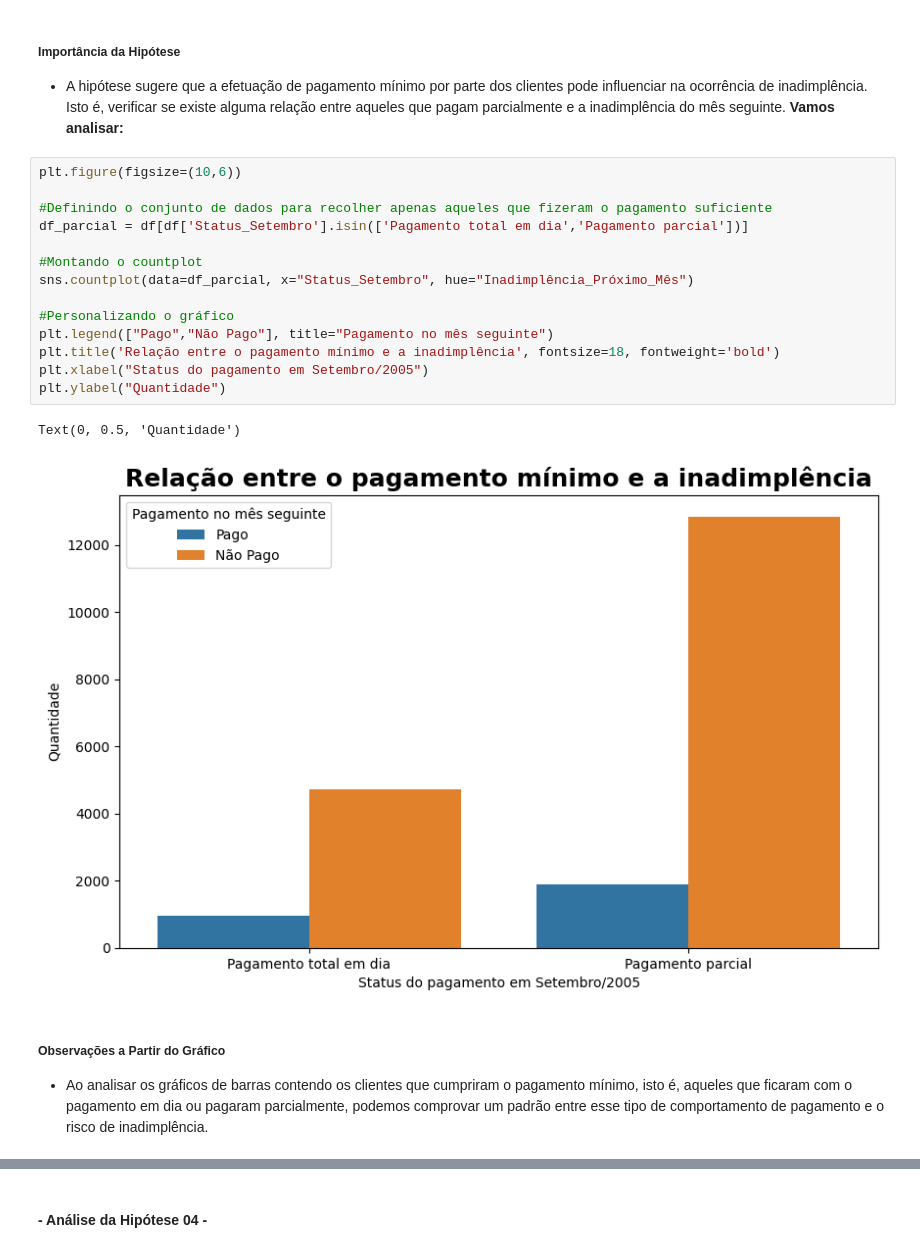
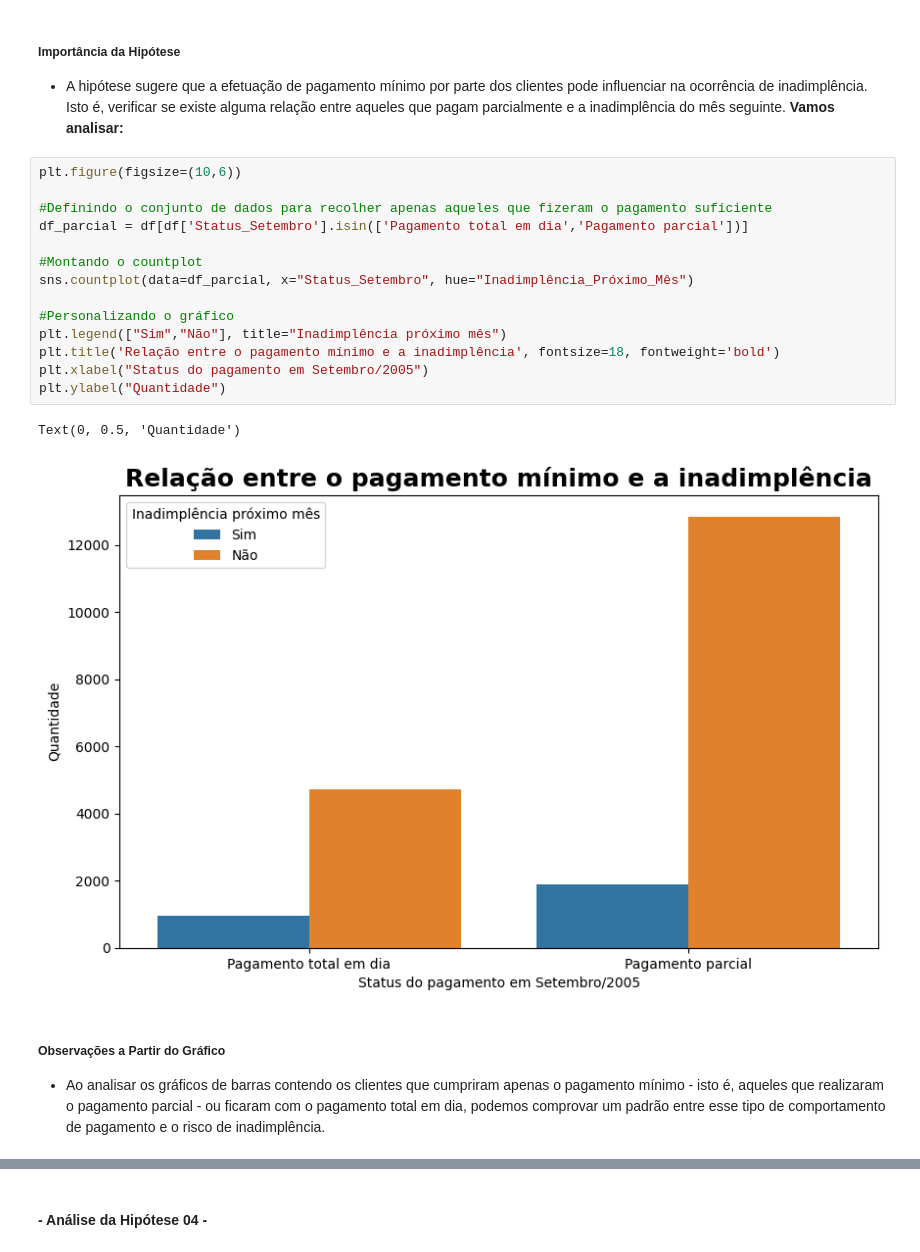
Before and after one commit to IgorPrGv/Avanti-Bootcamp-CienciaDeDados, a Jupyter notebook: notebooks/01-exploratory_data_analysis.ipynb, the cells around one changed output, grey strips where cells are left out. Drawn from its saved outputs; the diff is of its cells as text.

```diff
--- a/notebooks/01-exploratory_data_analysis.ipynb
+++ b/notebooks/01-exploratory_data_analysis.ipynb
@@ -473,22 +473,22 @@ Essa análise inicial fornece uma visão geral das relações entre o histórico
 # %%
 plt.figure(figsize=(10,6))
 
 #Definindo o conjunto de dados para recolher apenas aqueles que fizeram o pagamento suficiente
 df_parcial = df[df['Status_Setembro'].isin(['Pagamento total em dia','Pagamento parcial'])]
 
 #Montando o countplot
 sns.countplot(data=df_parcial, x="Status_Setembro", hue="Inadimplência_Próximo_Mês")
 
 #Personalizando o gráfico
-plt.legend(["Pago","Não Pago"], title="Pagamento no mês seguinte")
+plt.legend(["Sim","Não"], title="Inadimplência próximo mês")
 plt.title('Relação entre o pagamento mínimo e a inadimplência', fontsize=18, fontweight='bold')
 plt.xlabel("Status do pagamento em Setembro/2005")
 plt.ylabel("Quantidade")
 # %% [output]
 Text(0, 0.5, 'Quantidade')
-[figure, old version]
+[figure, new version]
 # %% [markdown]
 ##### Observações a Partir do Gráfico
-- Ao analisar os gráficos de barras contendo os clientes que cumpriram o pagamento mínimo, isto é, aqueles que ficaram com o pagamento em dia ou pagaram parcialmente, podemos comprovar um padrão entre esse tipo de comportamento de pagamento e o risco de inadimplência.
+- Ao analisar os gráficos de barras contendo os clientes que cumpriram apenas o pagamento mínimo - isto é, aqueles que realizaram o pagamento parcial - ou ficaram com o pagamento total em dia, podemos comprovar um padrão entre esse tipo de comportamento de pagamento e o risco de inadimplência.
 # %% [markdown]
 ##### **Conclusão**
```
Also changed, not shown: parts of 2 cells of this notebook.
